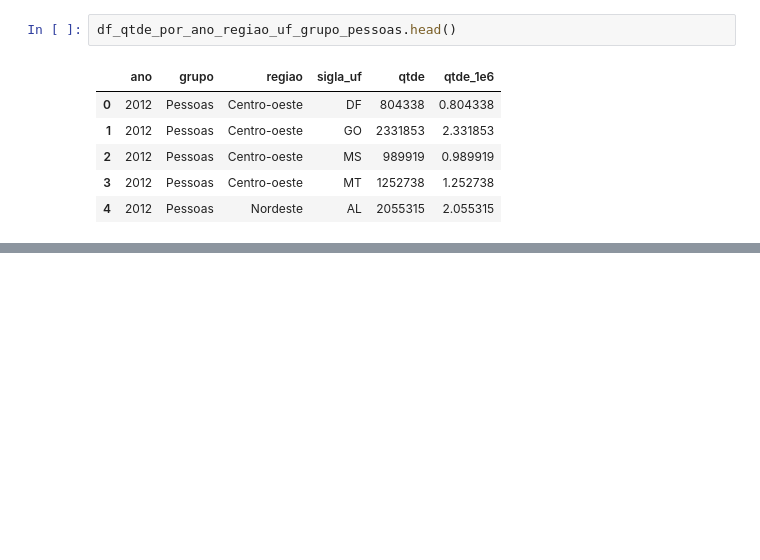
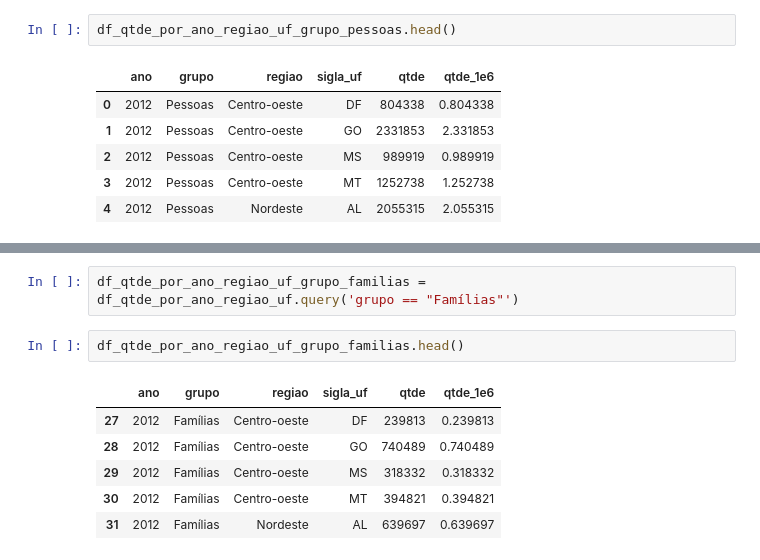
Before and after one commit to LazaroDamasceno/Dissertacao, a Jupyter notebook: analises/cad_unico/pessoas_familias/analise.ipynb, the cells around one changed output, grey strips where cells are left out. Saved outputs shown, nothing was run; the diff lists cells and outputs as text; blank space fills up the shorter version.

```diff
--- a/analises/cad_unico/pessoas_familias/analise.ipynb
+++ b/analises/cad_unico/pessoas_familias/analise.ipynb
@@ -287,3 +287,14 @@ Sudeste
 [figure]
 Sul
 [figure]
+# %%
+df_qtde_por_ano_regiao_uf_grupo_familias = df_qtde_por_ano_regiao_uf.query('grupo == "Famílias"')
+# %%
+df_qtde_por_ano_regiao_uf_grupo_familias.head()
+# %% [output]
+|  | ano | grupo | regiao | sigla_uf | qtde | qtde_1e6 |
+| 27 | 2012 | Famílias | Centro-oeste | DF | 239813 | 0.239813 |
+| 28 | 2012 | Famílias | Centro-oeste | GO | 740489 | 0.740489 |
+| 29 | 2012 | Famílias | Centro-oeste | MS | 318332 | 0.318332 |
+| 30 | 2012 | Famílias | Centro-oeste | MT | 394821 | 0.394821 |
+| 31 | 2012 | Famílias | Nordeste | AL | 639697 | 0.639697 |
```
Also changed, not shown: parts of 2 cells of this notebook, 10 other files.
